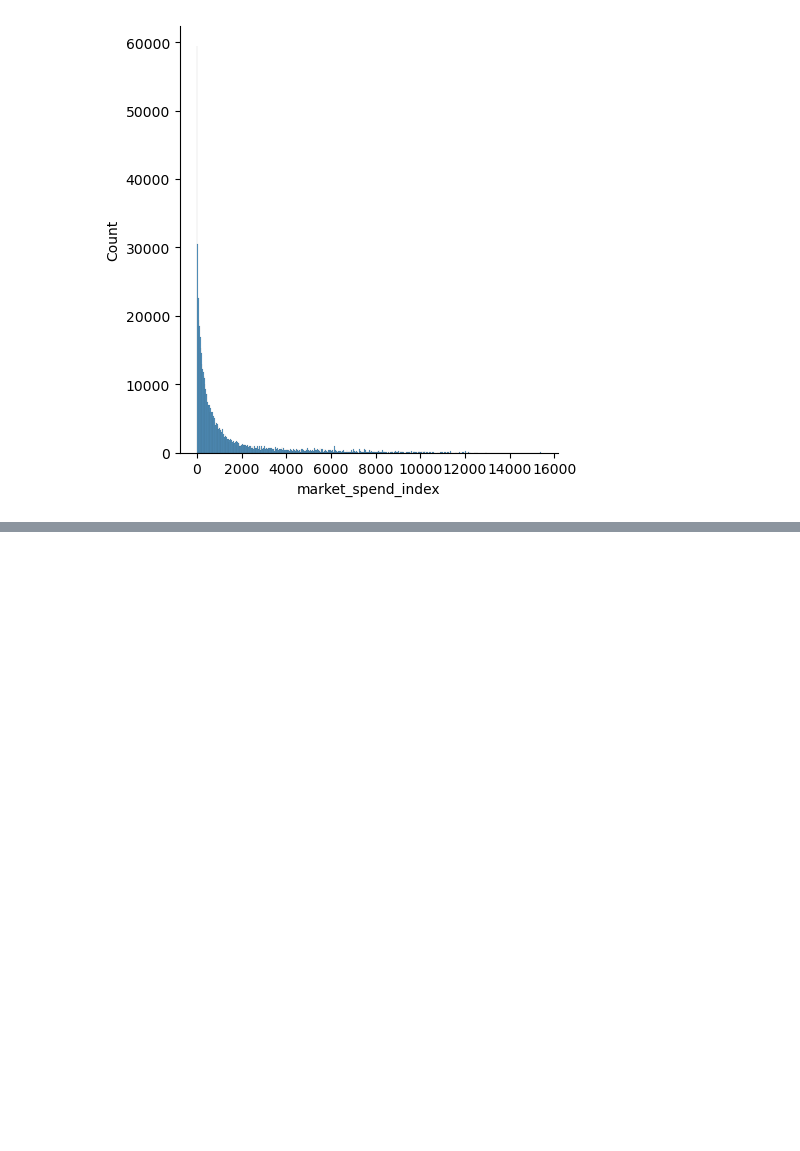
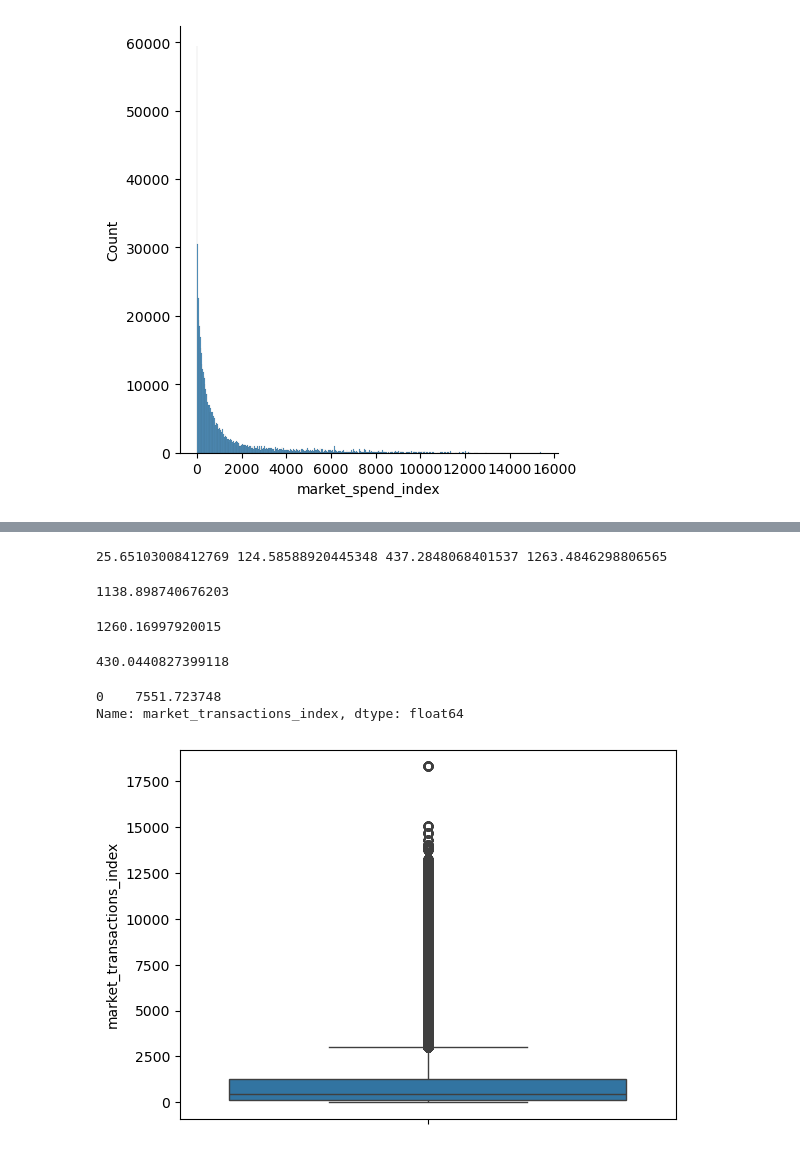
Before and after one commit to 2026413-png/Statistical-Techniques-for-Data-Analysis-CA-SEP-2026, a Jupyter notebook: 2026413_Statistics.ipynb, the cells around one changed output, grey strips where cells are left out. Saved outputs shown, nothing was run; the diff lists cells and outputs as text; code cells hidden in the pictures; blank space fills up the shorter version.

```diff
--- a/2026413_Statistics.ipynb
+++ b/2026413_Statistics.ipynb
@@ -101,0 +128,39 @@ plt.show()
+# %%
+#percentile 10th, 25th,50th,75th
+p10=df['market_spend_index'].quantile(0.10)
+p25=df['market_spend_index'].quantile(0.25)
+p50=df['market_spend_index'].quantile(0.50)
+p75=df['market_spend_index'].quantile(0.75)
+print(p10,p25,p50,p75)
+# %% [output]
+25.65103008412769 124.58588920445348 437.2848068401537 1263.4846298806565
+# %%
+#IQR
+Q3=df['market_spend_index'].quantile(0.75)
+Q1=df['market_spend_index'].quantile(0.25)
+IQR= Q3-Q1
+print (IQR)
+# %% [output]
+1138.898740676203
+# %%
+#2nd
+transactions_index_mean=df['market_transactions_index'].mean()
+print(transactions_index_mean)
+# %% [output]
+1260.16997920015
+# %%
+transactions_index_median=df['market_transactions_index'].median()
+print(transactions_index_median)
+# %% [output]
+430.0440827399118
+# %%
+transactions_index_mode=df['market_transactions_index'].mode()
+print(transactions_index_mode)
+# %% [output]
+0    7551.723748
+Name: market_transactions_index, dtype: float64
+# %%
+sns.boxplot(df['market_transactions_index'])
+plt.show()
+# %% [output]
+[figure, added]
```
Also changed, not shown: parts of 12 cells of this notebook, 1 other file.
